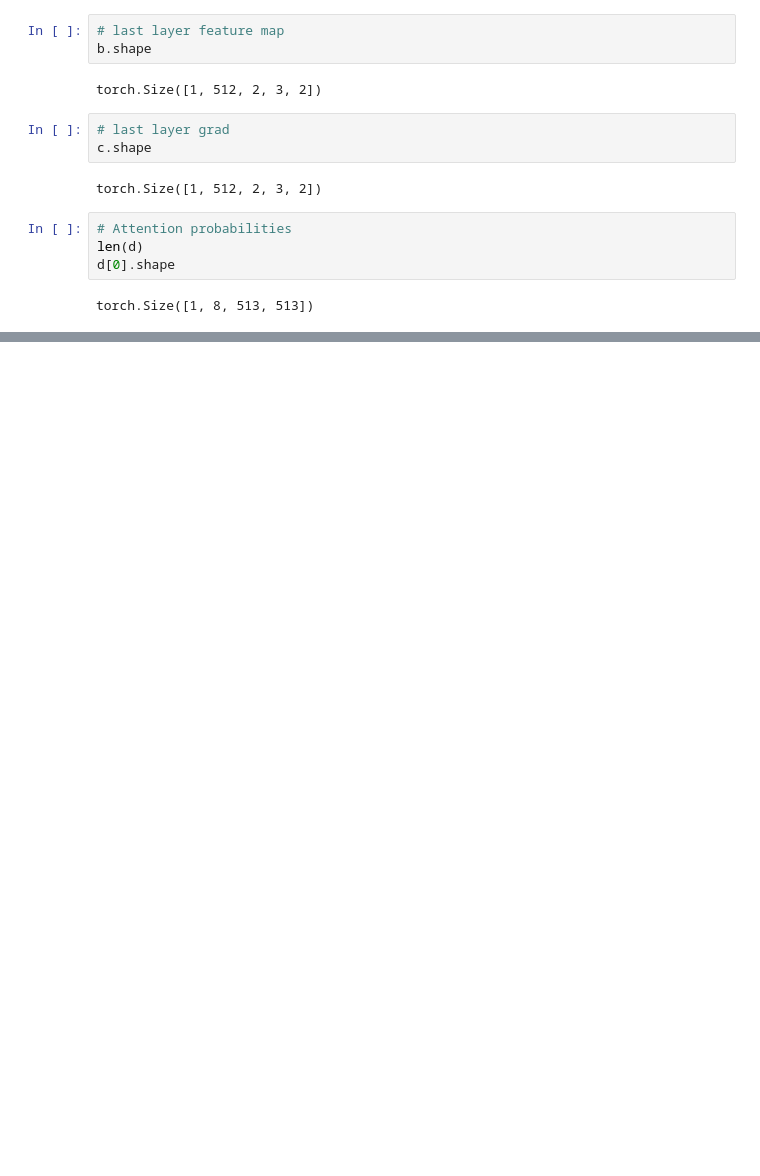
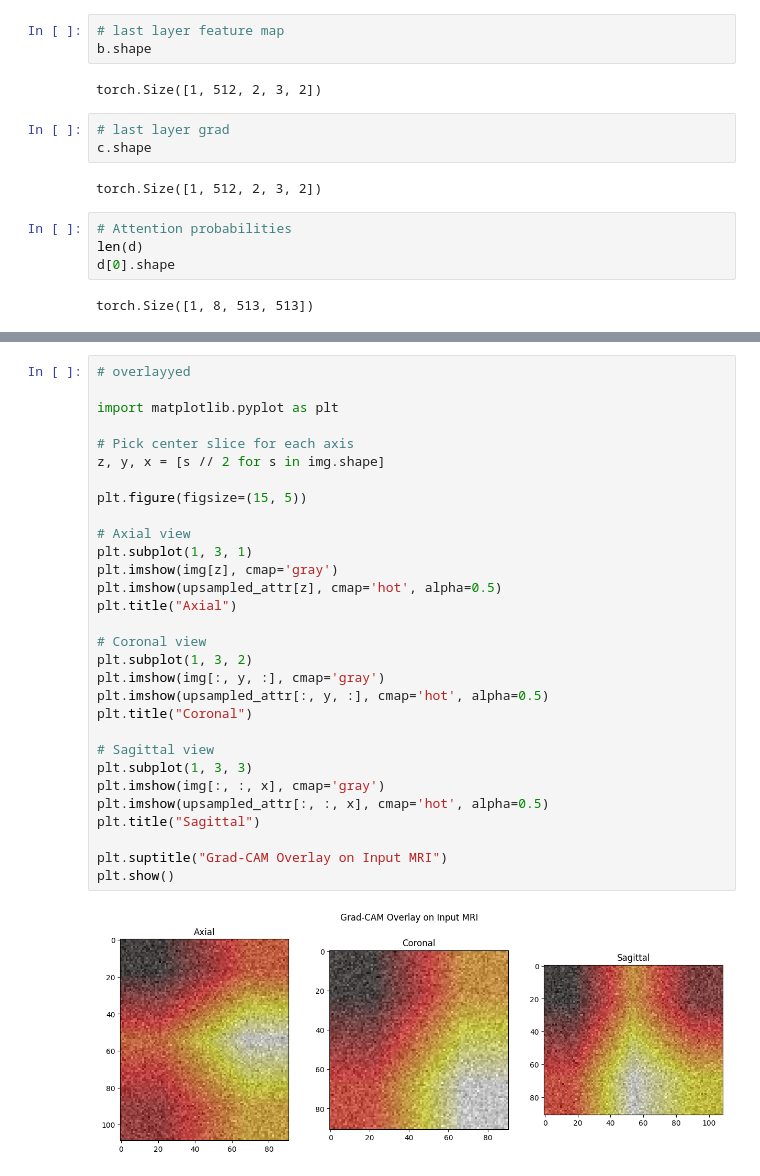
Before and after one commit to Nafishapanacea/3d-hcct, a Jupyter notebook: temp.ipynb, the cells around one changed output, grey strips where cells are left out. Cells and saved outputs as stored; diff of their text form; blank space fills up the shorter version.

```diff
--- a/temp.ipynb
+++ b/temp.ipynb
@@ -46,0 +145,32 @@ torch.Size([1, 8, 513, 513])
+# %%
+# overlayyed
+
+import matplotlib.pyplot as plt
+
+# Pick center slice for each axis
+z, y, x = [s // 2 for s in img.shape]
+
+plt.figure(figsize=(15, 5))
+
+# Axial view
+plt.subplot(1, 3, 1)
+plt.imshow(img[z], cmap='gray')
+plt.imshow(upsampled_attr[z], cmap='hot', alpha=0.5)
+plt.title("Axial")
+
+# Coronal view
+plt.subplot(1, 3, 2)
+plt.imshow(img[:, y, :], cmap='gray')
+plt.imshow(upsampled_attr[:, y, :], cmap='hot', alpha=0.5)
+plt.title("Coronal")
+
+# Sagittal view
+plt.subplot(1, 3, 3)
+plt.imshow(img[:, :, x], cmap='gray')
+plt.imshow(upsampled_attr[:, :, x], cmap='hot', alpha=0.5)
+plt.title("Sagittal")
+
+plt.suptitle("Grad-CAM Overlay on Input MRI")
+plt.show()
+# %% [output]
+[figure, added]
```
Also changed, not shown: parts of 15 cells of this notebook, 2 other files.
